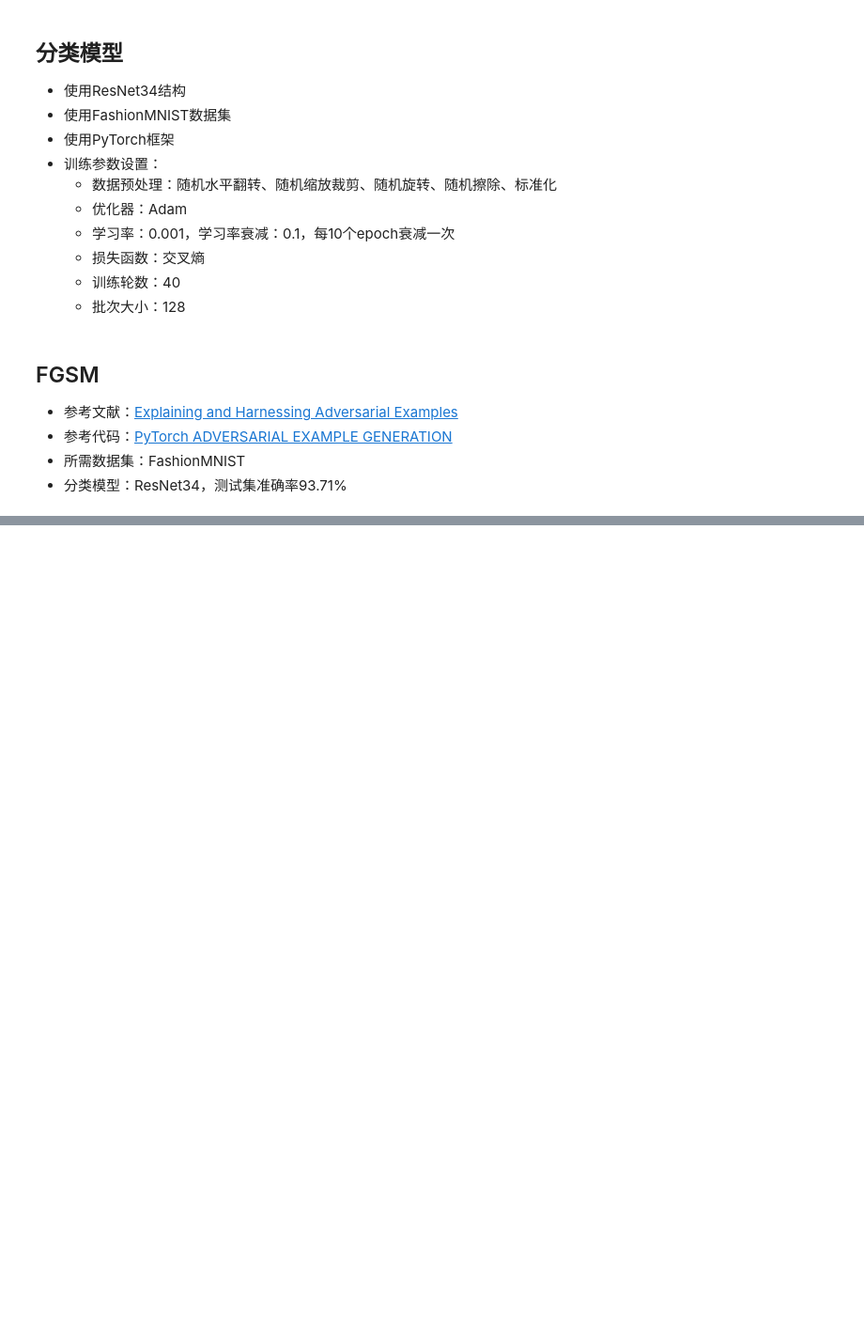
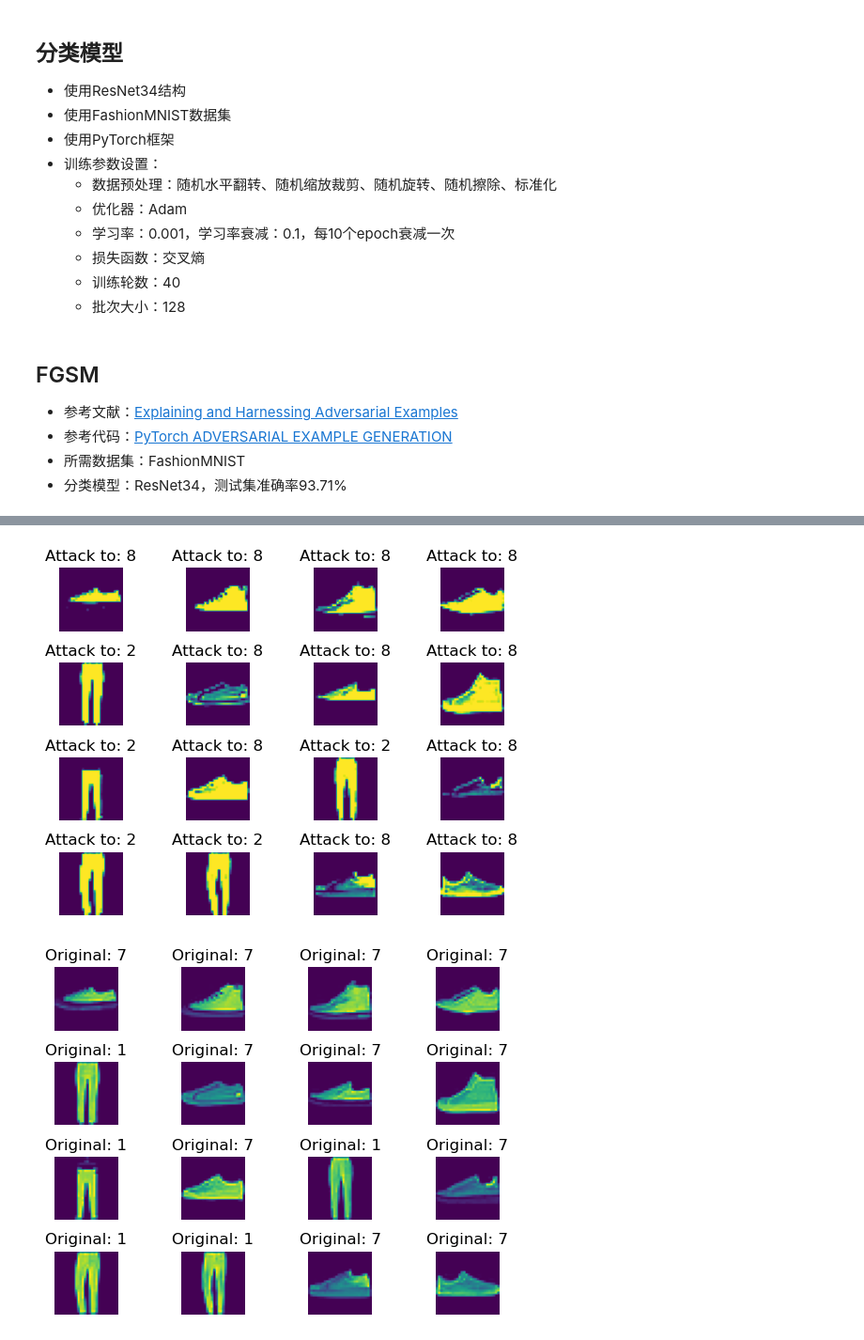
Before and after one commit to AkexStar/LiGe-DeepLearning-PKUCourse, a Jupyter notebook: homework-2/white-attack.ipynb, the cells around one changed output, grey strips where cells are left out. Shown at 94% size. Drawn from its saved outputs; the diff is of its cells as text; code cells hidden in the pictures; blank space fills up the shorter version.

```diff
--- a/homework-2/white-attack.ipynb
+++ b/homework-2/white-attack.ipynb
@@ -257,0 +392,47 @@ mps
+# %%
+import matplotlib.pyplot as plt
+import torch
+import numpy as np
+
+# 定义一个函数，将图像和标签网格化显示
+
+def plot_images(images, isOriginal):
+    # 创建一个 4x4 的图像网格
+    fig, axes = plt.subplots(nrows=4, ncols=4)#, figsize=(12, 12))
+    fig.subplots_adjust(hspace=0.5, wspace=0.5)
+    flag = np.zeros(10, dtype=bool)
+    cnt = 0
+    # 遍历 adv_examples 列表，将每个元素的图像和标签显示在对应的子图中
+    for i, (data, perturbed_data, target) in enumerate(images):
+        data = data.cpu().detach().numpy().squeeze()
+        perturbed_data = perturbed_data.cpu().detach().numpy().squeeze()
+        row = cnt // 4
+        col = cnt % 4
+        # if flag[target.item()]:
+            # continue
+        if isOriginal:
+            ax = axes[row, col]
+            # 将原始数据和扰动后的数据分别显示在同一个子图中
+            ax.imshow(data)#, cmap='gray')
+            ax.set_title(f'Original: {target.item()}')
+            ax.axis('off')
+            flag[target.item()] = True
+            cnt += 1
+        else:
+            ax = axes[row, col]
+            ax.imshow(perturbed_data)#, cmap='gray')
+            ax.set_title(f'Attack to: {(target.item() + 1) % 10}')
+            ax.axis('off')
+            flag[target.item()] = True
+            cnt += 1
+        if cnt == 16:
+            break
+    plt.show()
+adv_examples = torch.load('./attack_data/eps-0.005-ASR-0.157.pt')
+# 调用 plot_images 函数，将 adv_examples 网格化显示
+plot_images(adv_examples, False)
+
+plot_images(adv_examples, True)
+# %% [output]
+[figure, added]
+[figure, added]
```
Also changed, not shown: parts of 6 cells of this notebook.
